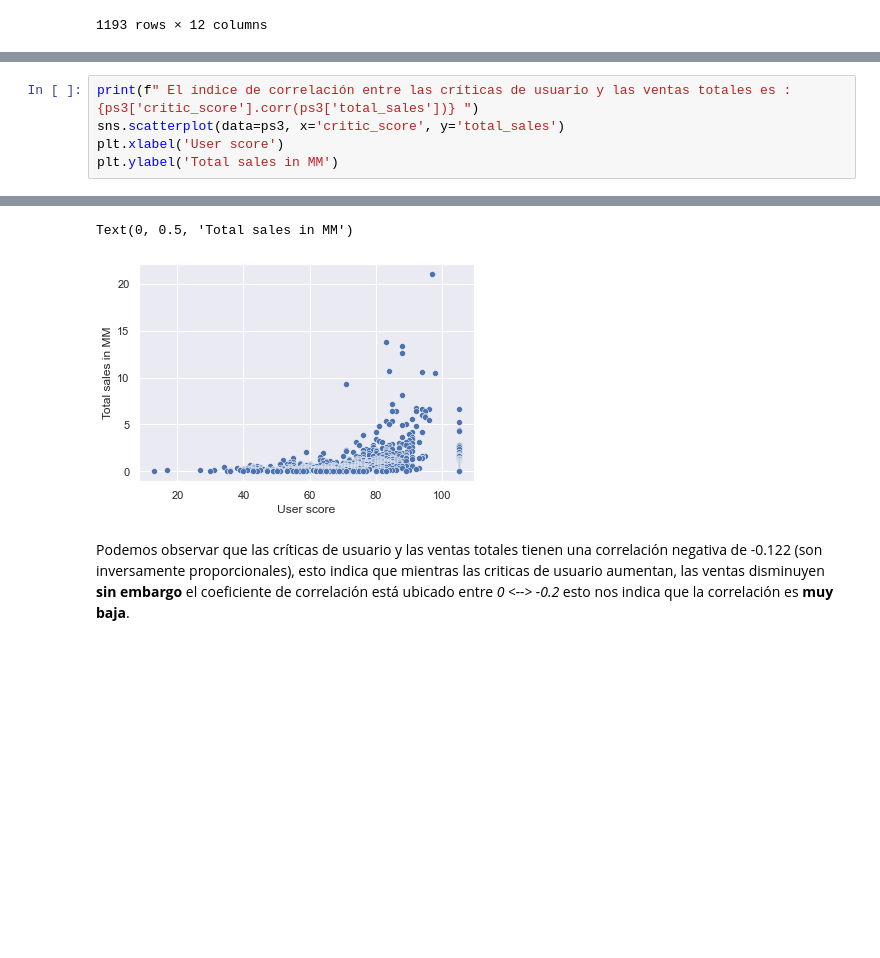
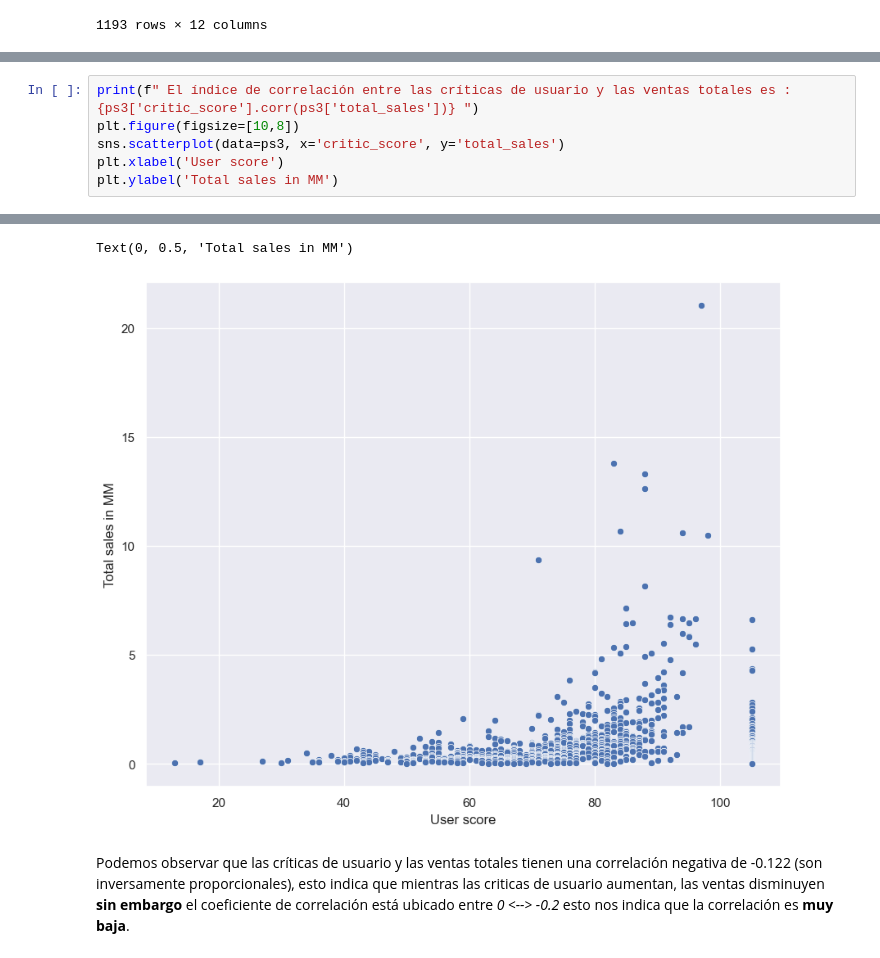
Before and after one commit to OmiHdz/project_s6, a Jupyter notebook: project_s6.ipynb, the cells around one changed output, grey strips where cells are left out. Drawn from its saved outputs; the diff is of its cells as text; blank space fills up the shorter version.

```diff
--- a/project_s6.ipynb
+++ b/project_s6.ipynb
@@ -926,5 +929,6 @@ Text(0, 0.5, 'Total sales in MM')
 # %%
 print(f" El índice de correlación entre las críticas de usuario y las ventas totales es : {ps3['critic_score'].corr(ps3['total_sales'])} ")
+plt.figure(figsize=[10,8])
 sns.scatterplot(data=ps3, x='critic_score', y='total_sales')
 plt.xlabel('User score')
 plt.ylabel('Total sales in MM')
@@ -933,5 +937,5 @@ plt.ylabel('Total sales in MM')
 Text(0, 0.5, 'Total sales in MM')
-[figure, old version]
+[figure, new version]
 # %% [markdown]
 Podemos observar que las críticas de usuario y las ventas totales tienen una correlación negativa de -0.122 (son inversamente proporcionales), esto indica que mientras las criticas de usuario aumentan, las ventas disminuyen **sin embargo** el coeficiente de correlación está ubicado entre *0 <--> -0.2* esto nos indica que la correlación es **muy baja**.
 # %% [markdown]
```
Also changed, not shown: parts of 31 cells of this notebook.
